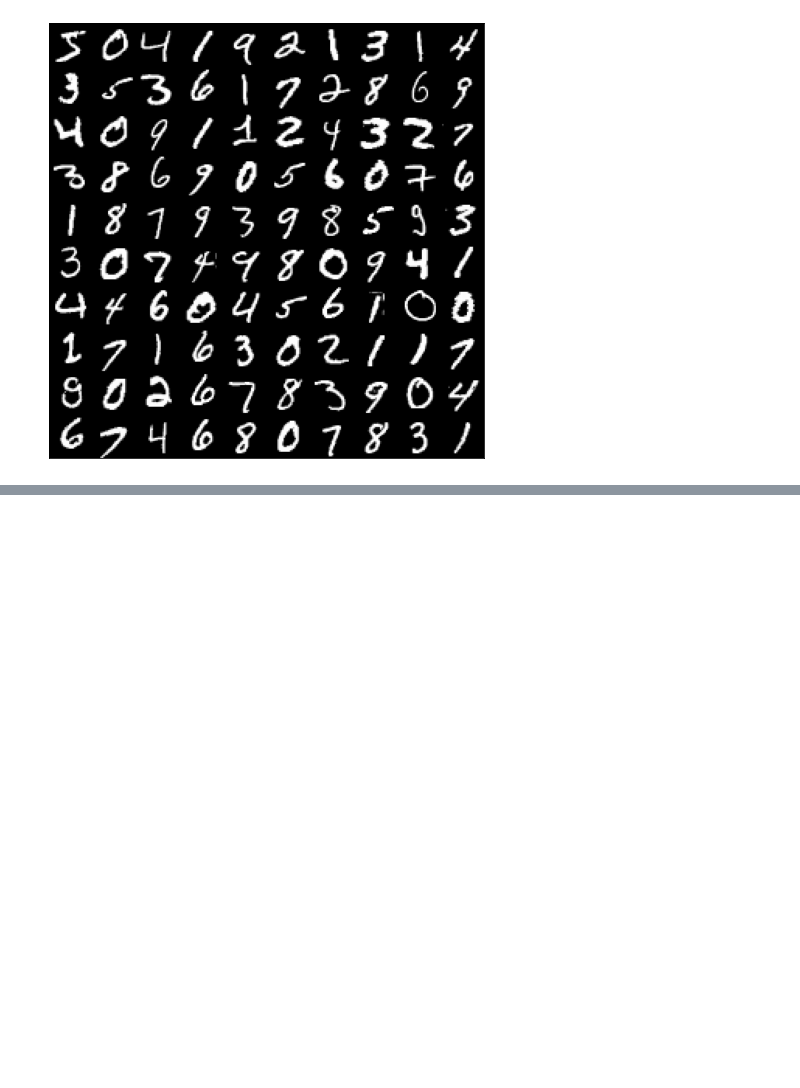
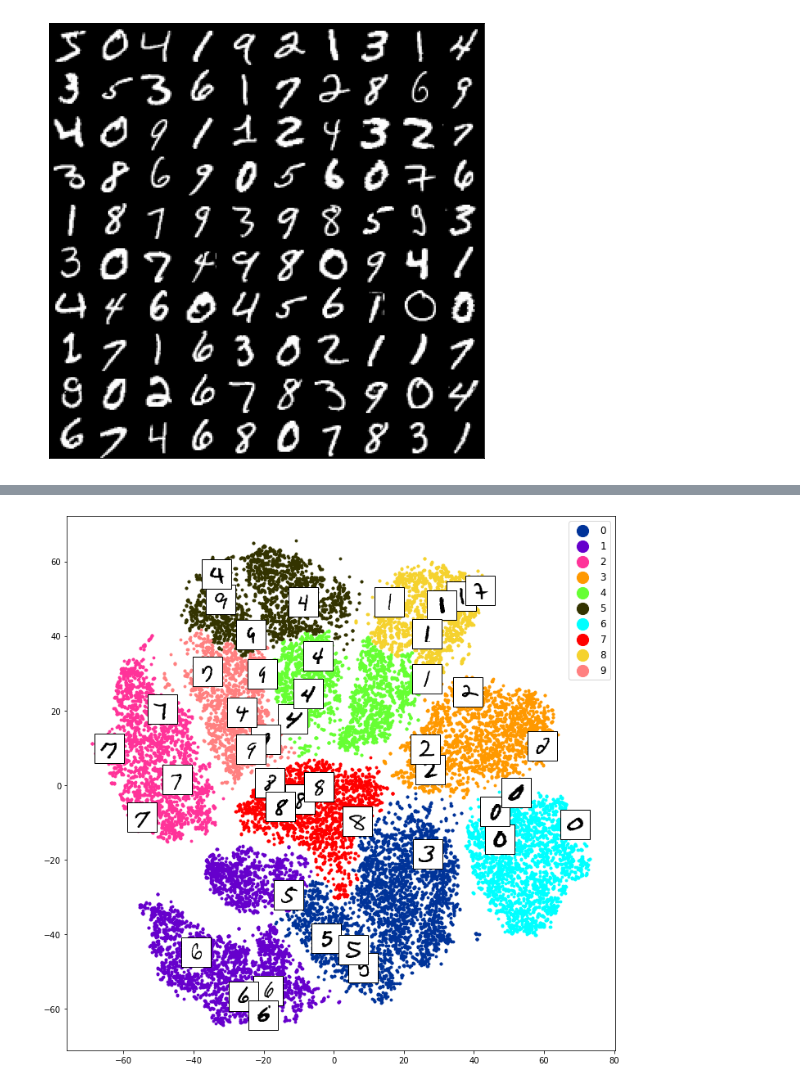
Before and after one commit to MarcoGrivol/aprendizado-maquina1, a Jupyter notebook: Trabalho 2/Unsupervised_MNIST.ipynb, the cells around one changed output, grey strips where cells are left out. Saved outputs shown, nothing was run; the diff lists cells and outputs as text; code cells hidden in the pictures; blank space fills up the shorter version.

Commit message:
plot predicted classes

```diff
--- a/Trabalho 2/Unsupervised_MNIST.ipynb
+++ b/Trabalho 2/Unsupervised_MNIST.ipynb
@@ -98,0 +99,19 @@ adjusted_rand_score(pred, Y[:idx])
+# %%
+fig, axs = plt.subplots(figsize=(12, 12))
+shown_images = np.array([[1.0, 1.0]])
+for group in range(10):
+    ix = np.where(pred == group)[0]
+    axs.scatter(X_embedding[ix, 0], X_embedding[ix, 1], s=8, c=colors[group], label=group)
+    for k in np.random.choice(ix, 5, replace=False):
+        dist = np.sum((X_embedding[k] - shown_images) ** 2, 1)
+        if np.min(dist) < 25:
+            continue
+        shown_images = np.concatenate([shown_images, [X_embedding[k]]], axis=0)
+        imagebox = offsetbox.AnnotationBbox(
+            offsetbox.OffsetImage(X[k].reshape(28, 28), cmap=plt.cm.gray_r), X_embedding[k]
+        )
+        axs.add_artist(imagebox)
+axs.legend(fontsize=12, markerscale=5.0)
+plt.show()
+# %% [output]
+[figure, added]
```
Also changed, not shown: parts of 3 cells of this notebook.
